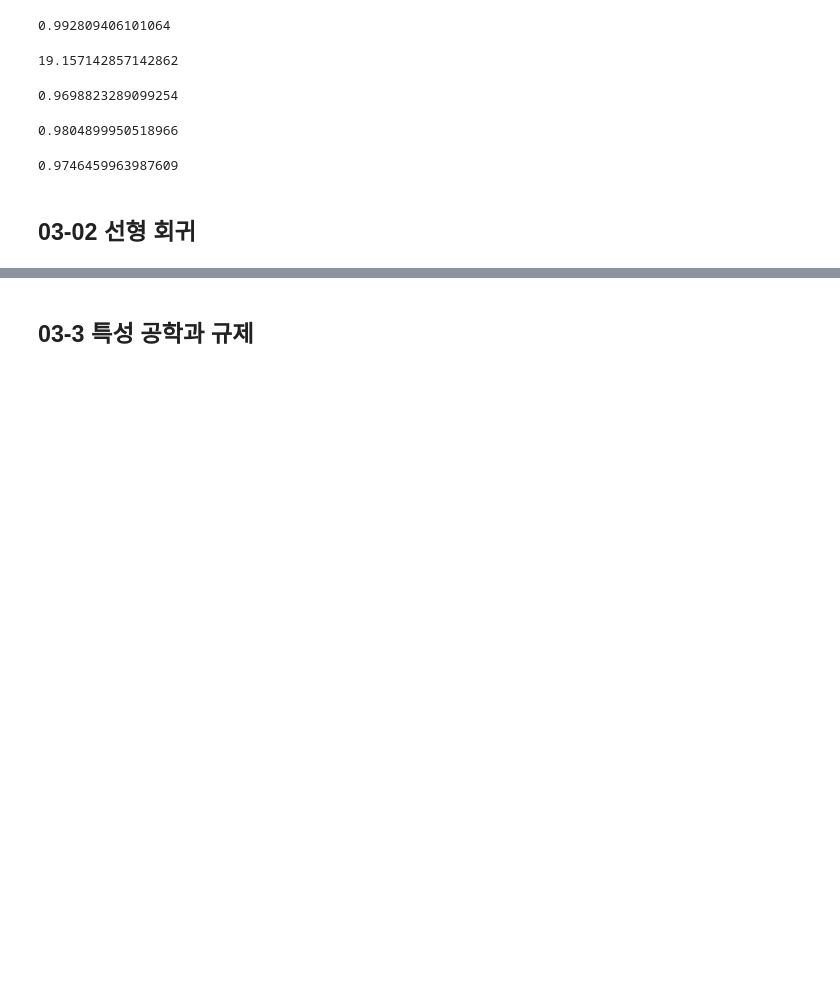
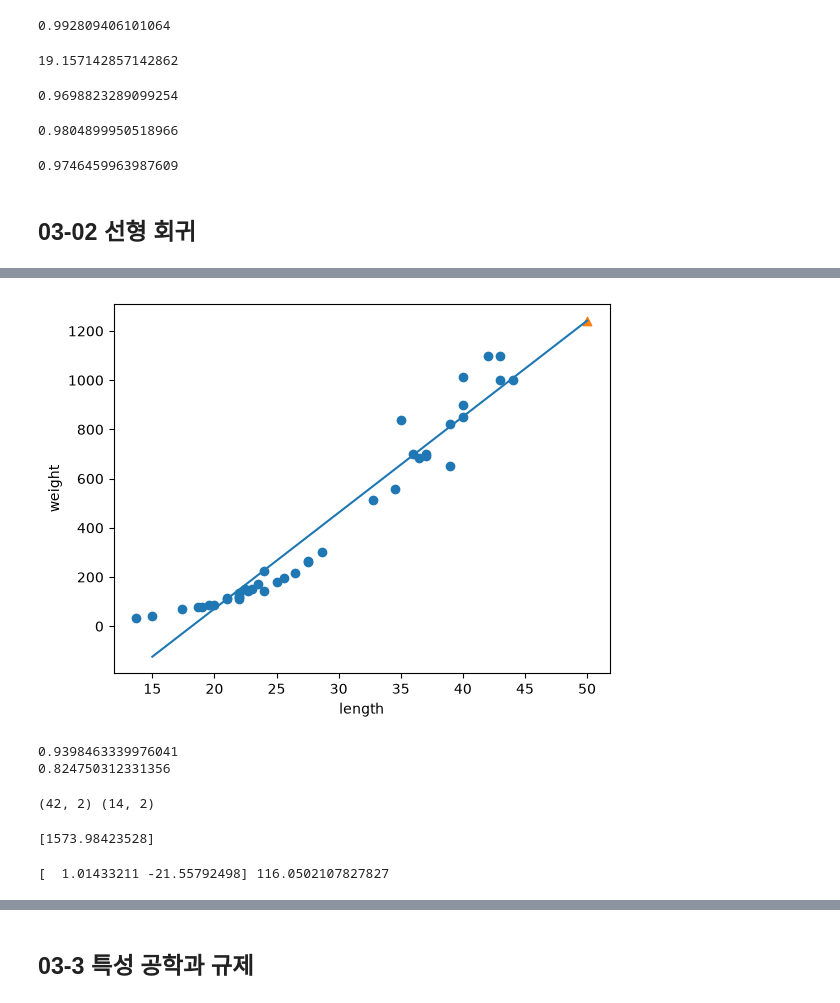
Before and after one commit to ikkjun/tech-knowledge-base, a Jupyter notebook: books/src/hongong-mldl/chapter03.ipynb, the cells around one changed output, grey strips where cells are left out. Saved outputs shown, nothing was run; the diff lists cells and outputs as text; code cells hidden in the pictures; blank space fills up the shorter version.

```diff
--- a/books/src/hongong-mldl/chapter03.ipynb
+++ b/books/src/hongong-mldl/chapter03.ipynb
@@ -78,0 +173,20 @@ print(knr.score(test_input, test_target))
+# %%
+# 훈련 세트의 산점도를 그린다.
+plt.scatter(train_input, train_target)
+
+# 15에서 50까지 1차 방정식 그래프를 그린다.
+plt.plot([15, 50], [15*lr.coef_ + lr.intercept_, 50*lr.coef_ + lr.intercept_])
+
+# 50cm 농어 데이터
+plt.scatter(50, 1241.8, marker='^')
+plt.xlabel('length')
+plt.ylabel('weight')
+plt.show()
+# %% [output]
+[figure, added]
+# %%
+print(lr.score(train_input, train_target))
+print(lr.score(test_input, test_target))
+# %% [output]
+0.9398463339976041
+0.824750312331356
@@ -78,0 +196,15 @@ print(knr.score(test_input, test_target))
+# %%
+print(train_poly.shape, test_poly.shape)
+# %% [output]
+(42, 2) (14, 2)
+# %%
+lr = LinearRegression()
+lr.fit(train_poly, train_target)
+
+print(lr.predict([[50**2, 50]]))
+# %% [output]
+[1573.98423528]
+# %%
+print(lr.coef_, lr.intercept_)      # 1.01 * 길이^2 -21.6 * 길이 + 116.05
+# %% [output]
+[  1.01433211 -21.55792498] 116.0502107827827
```
Also changed, not shown: parts of 42 cells of this notebook, 1 other file.
